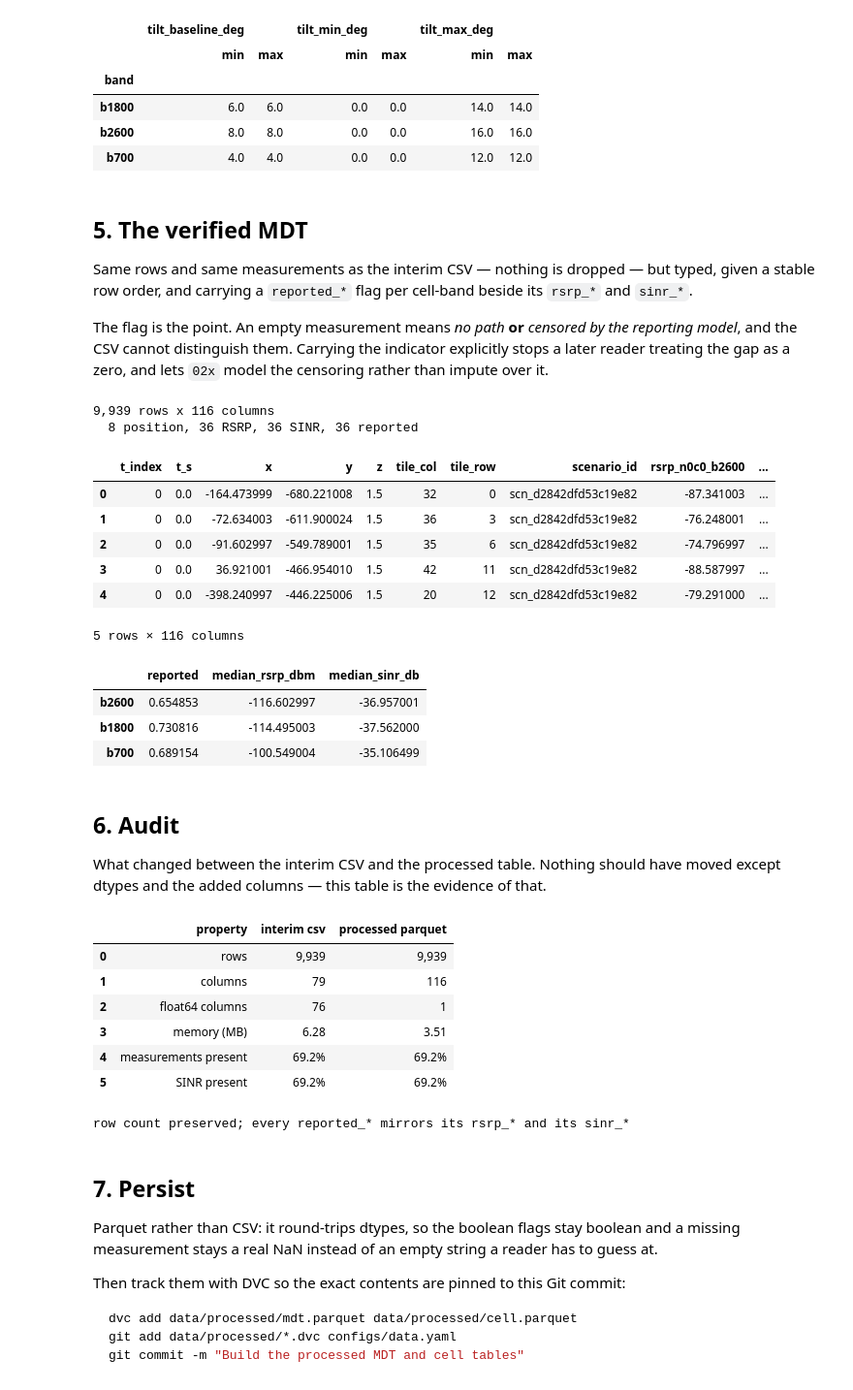
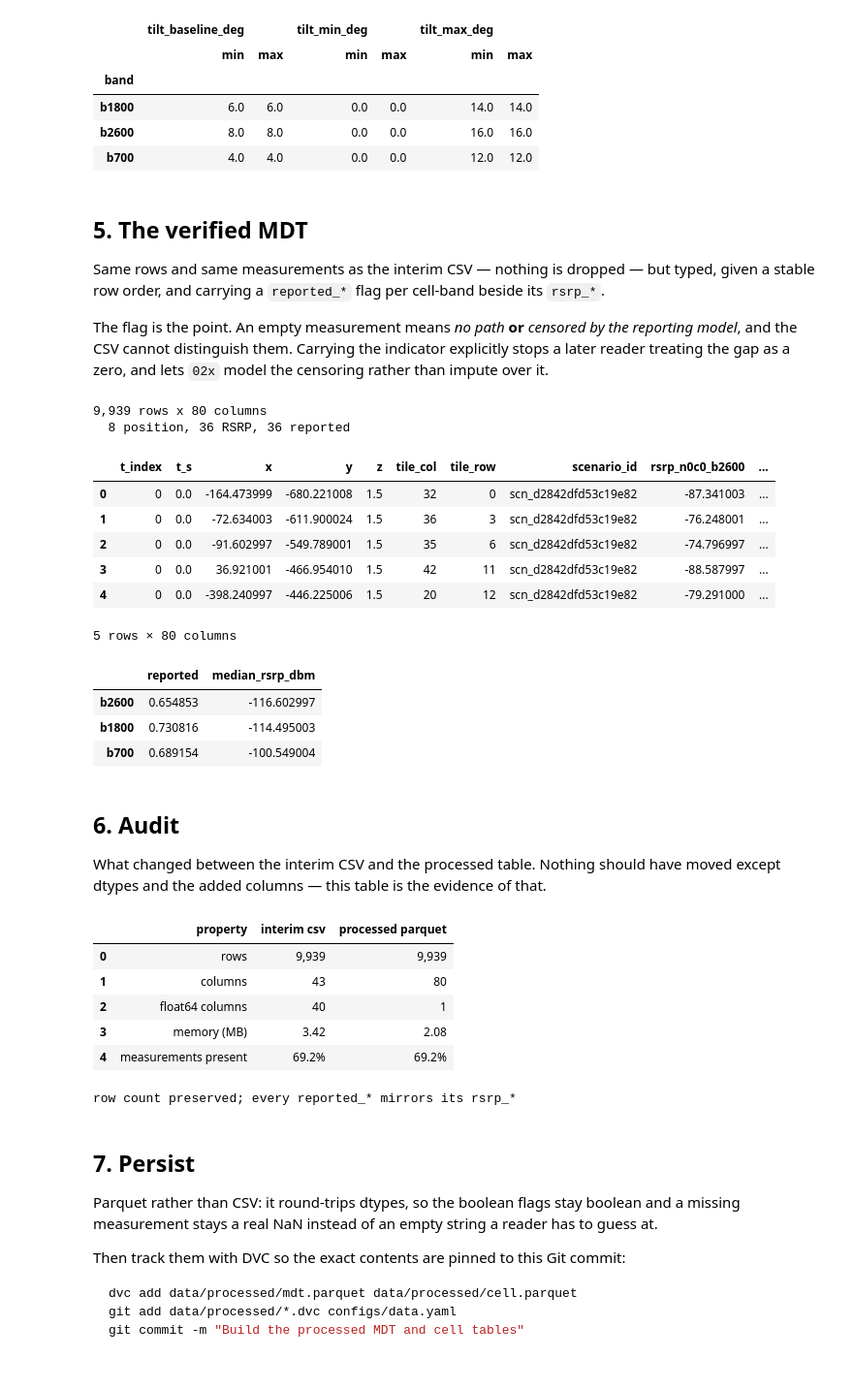
Before and after one commit to NguyenVu04/band-tilt, a Jupyter notebook: notebooks/02_preprocessing.ipynb, the cells around one changed output. Shown at 97% size. Saved outputs shown, nothing was run; the diff lists cells and outputs as text; code cells hidden in the pictures.

```diff
--- a/notebooks/02_preprocessing.ipynb
+++ b/notebooks/02_preprocessing.ipynb
@@ -298,7 +298,7 @@ cells.groupby("band", observed=True)[
 
 Same rows and same measurements as the interim CSV — nothing is dropped — but typed,
 given a stable row order, and carrying a `reported_*` flag per cell-band beside its
-`rsrp_*` and `sinr_*`.
+`rsrp_*`.
 
 The flag is the point. An empty measurement means *no path* **or** *censored by the
 reporting model*, and the CSV cannot distinguish them. Carrying the indicator
@@ -309,46 +309,41 @@ from src.data.build import build_mdt
 
 mdt = build_mdt(artifacts)
 measurement = [column for column in mdt.columns if column.startswith("rsrp_")]
-sinr = [column for column in mdt.columns if column.startswith("sinr_")]
 flags = [column for column in mdt.columns if column.startswith("reported_")]
 
 print(f"{len(mdt):,} rows x {mdt.shape[1]} columns")
-print(f"  {mdt.shape[1] - len(measurement) - len(sinr) - len(flags)} position, "
-      f"{len(measurement)} RSRP, {len(sinr)} SINR, {len(flags)} reported")
+print(f"  {mdt.shape[1] - len(measurement) - len(flags)} position, "
+      f"{len(measurement)} RSRP, {len(flags)} reported")
 mdt.head()
 # %% [output]
-9,939 rows x 116 columns
-  8 position, 36 RSRP, 36 SINR, 36 reported
+9,939 rows x 80 columns
+  8 position, 36 RSRP, 36 reported
 |  | t_index | t_s | x | y | z | tile_col | tile_row | scenario_id | rsrp_n0c0_b2600 | ... |
 | 0 | 0 | 0.0 | -164.473999 | -680.221008 | 1.5 | 32 | 0 | scn_d2842dfd53c19e82 | -87.341003 | ... |
 | 1 | 0 | 0.0 | -72.634003 | -611.900024 | 1.5 | 36 | 3 | scn_d2842dfd53c19e82 | -76.248001 | ... |
 | 2 | 0 | 0.0 | -91.602997 | -549.789001 | 1.5 | 35 | 6 | scn_d2842dfd53c19e82 | -74.796997 | ... |
 | 3 | 0 | 0.0 | 36.921001 | -466.954010 | 1.5 | 42 | 11 | scn_d2842dfd53c19e82 | -88.587997 | ... |
 | 4 | 0 | 0.0 | -398.240997 | -446.225006 | 1.5 | 20 | 12 | scn_d2842dfd53c19e82 | -79.291000 | ... |
-5 rows × 116 columns
+5 rows × 80 columns
 # %%
 pd.DataFrame(
     {
         "reported": [
             mdt[[c for c in flags if c.endswith(f"_{band}")]].to_numpy().mean()
             for band in artifacts.band_labels
         ],
         "median_rsrp_dbm": [
             np.nanmedian(mdt[[c for c in measurement if c.endswith(f"_{band}")]].to_numpy())
             for band in artifacts.band_labels
         ],
-        "median_sinr_db": [
-            np.nanmedian(mdt[[c for c in sinr if c.endswith(f"_{band}")]].to_numpy())
-            for band in artifacts.band_labels
-        ],
     },
     index=artifacts.band_labels,
 )
 # %% [output]
-|  | reported | median_rsrp_dbm | median_sinr_db |
-| b2600 | 0.654853 | -116.602997 | -36.957001 |
-| b1800 | 0.730816 | -114.495003 | -37.562000 |
-| b700 | 0.689154 | -100.549004 | -35.106499 |
+|  | reported | median_rsrp_dbm |
+| b2600 | 0.654853 | -116.602997 |
+| b1800 | 0.730816 | -114.495003 |
+| b700 | 0.689154 | -100.549004 |
 # %% [markdown]
 ## 6. Audit
 
@@ -367,29 +362,24 @@ pd.DataFrame(
          round(mdt.memory_usage(deep=True).sum() / 1e6, 2)),
         ("measurements present", f"{raw[measurement].notna().to_numpy().mean():.1%}",
          f"{mdt[flags].to_numpy().mean():.1%}"),
-        ("SINR present", f"{raw[sinr].notna().to_numpy().mean():.1%}",
-         f"{mdt[sinr].notna().to_numpy().mean():.1%}"),
     ],
     columns=["property", "interim csv", "processed parquet"],
 )
 # %% [output]
 |  | property | interim csv | processed parquet |
 | 0 | rows | 9,939 | 9,939 |
-| 1 | columns | 79 | 116 |
-| 2 | float64 columns | 76 | 1 |
-| 3 | memory (MB) | 6.28 | 3.51 |
+| 1 | columns | 43 | 80 |
+| 2 | float64 columns | 40 | 1 |
+| 3 | memory (MB) | 3.42 | 2.08 |
 | 4 | measurements present | 69.2% | 69.2% |
-| 5 | SINR present | 69.2% | 69.2% |
 # %%
-# The invariants worth asserting rather than eyeballing: no row was lost, every
-# flag really does mirror its measurement, and SINR is present exactly where RSRP
-# is, so one flag covers both.
+# The invariants worth asserting rather than eyeballing: no row was lost, and
+# every flag really does mirror its measurement.
 assert len(mdt) == len(raw), "preprocessing must not drop rows"
 assert (mdt[flags].to_numpy() == mdt[measurement].notna().to_numpy()).all()
-assert (mdt[sinr].notna().to_numpy() == mdt[measurement].notna().to_numpy()).all()
-print("row count preserved; every reported_* mirrors its rsrp_* and its sinr_*")
+print("row count preserved; every reported_* mirrors its rsrp_*")
 # %% [output]
-row count preserved; every reported_* mirrors its rsrp_* and its sinr_*
+row count preserved; every reported_* mirrors its rsrp_*
 # %% [markdown]
 ## 7. Persist
 
```
Also changed, not shown: parts of 8 cells of this notebook, 19 other files.
